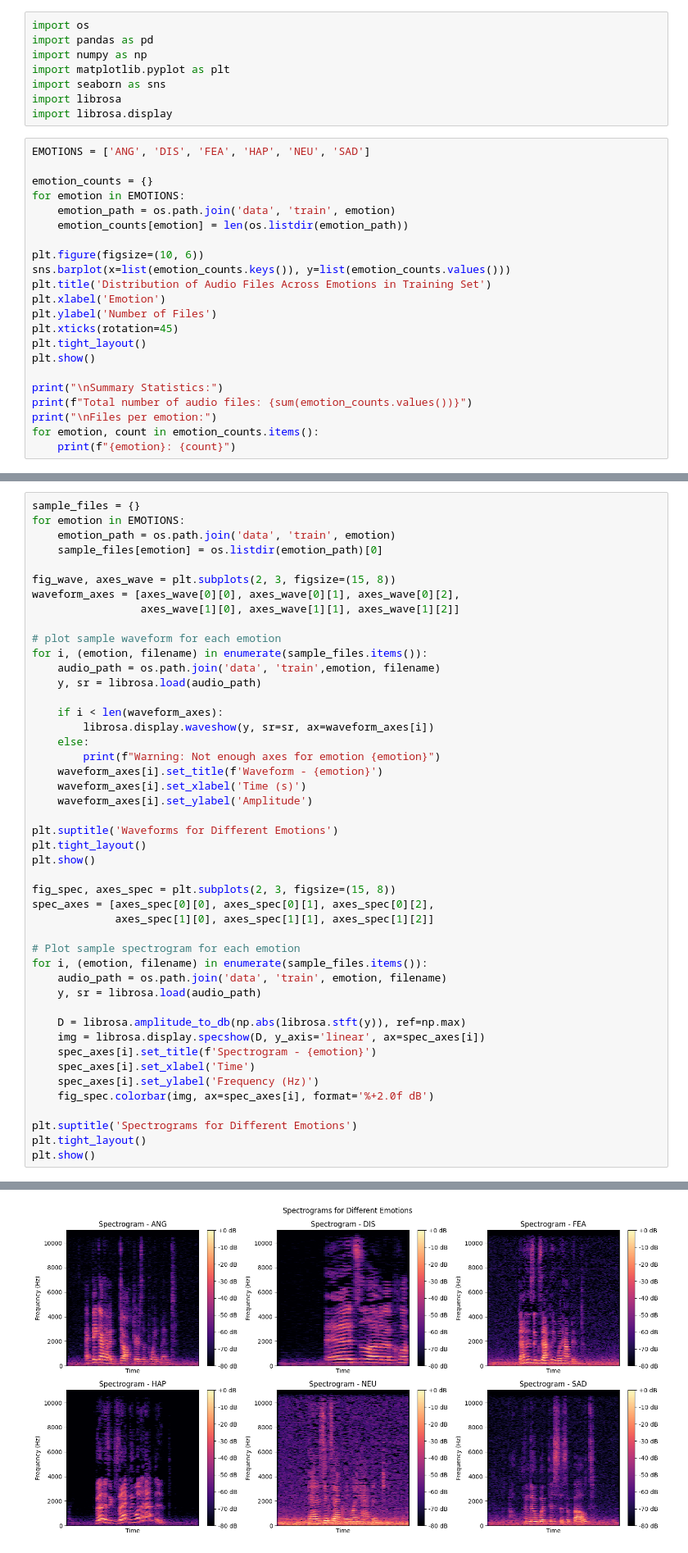
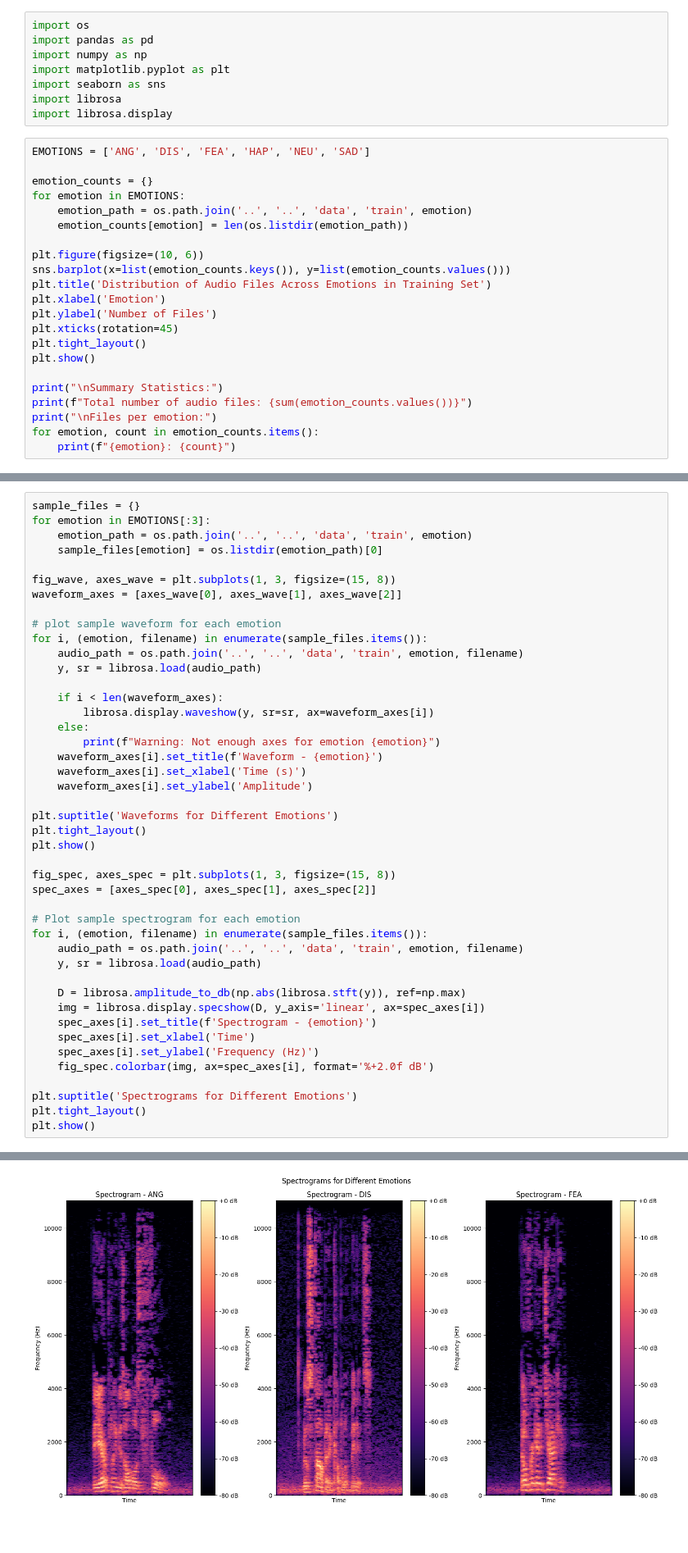
Before and after one commit to reybahl/Speech-Emotion-Detection, a Jupyter notebook: full/src/notebooks/eda.ipynb, the cells around one changed output, grey strips where cells are left out. Shown at 82% size. Saved outputs shown, nothing was run; the diff lists cells and outputs as text; blank space fills up the shorter version.

```diff
--- a/full/src/notebooks/eda.ipynb
+++ b/full/src/notebooks/eda.ipynb
@@ -11,7 +11,7 @@ EMOTIONS = ['ANG', 'DIS', 'FEA', 'HAP', 'NEU', 'SAD']
 
 emotion_counts = {}
 for emotion in EMOTIONS:
-    emotion_path = os.path.join('data', 'train', emotion)
+    emotion_path = os.path.join('..', '..', 'data', 'train', emotion)
     emotion_counts[emotion] = len(os.listdir(emotion_path))
 
 plt.figure(figsize=(10, 6))
@@ -43,16 +43,15 @@ SAD: 1021
 # %%
 sample_files = {}
-for emotion in EMOTIONS:
-    emotion_path = os.path.join('data', 'train', emotion)
+for emotion in EMOTIONS[:3]:
+    emotion_path = os.path.join('..', '..', 'data', 'train', emotion)
     sample_files[emotion] = os.listdir(emotion_path)[0]
 
-fig_wave, axes_wave = plt.subplots(2, 3, figsize=(15, 8))
-waveform_axes = [axes_wave[0][0], axes_wave[0][1], axes_wave[0][2],
-                 axes_wave[1][0], axes_wave[1][1], axes_wave[1][2]]
+fig_wave, axes_wave = plt.subplots(1, 3, figsize=(15, 8))
+waveform_axes = [axes_wave[0], axes_wave[1], axes_wave[2]]
 
 # plot sample waveform for each emotion
 for i, (emotion, filename) in enumerate(sample_files.items()):
-    audio_path = os.path.join('data', 'train',emotion, filename)
+    audio_path = os.path.join('..', '..', 'data', 'train', emotion, filename)
     y, sr = librosa.load(audio_path)
 
     if i < len(waveform_axes):
@@ -67,13 +66,12 @@ plt.suptitle('Waveforms for Different Emotions')
 plt.tight_layout()
 plt.show()
 
-fig_spec, axes_spec = plt.subplots(2, 3, figsize=(15, 8))
-spec_axes = [axes_spec[0][0], axes_spec[0][1], axes_spec[0][2],
-             axes_spec[1][0], axes_spec[1][1], axes_spec[1][2]]
+fig_spec, axes_spec = plt.subplots(1, 3, figsize=(15, 8))
+spec_axes = [axes_spec[0], axes_spec[1], axes_spec[2]]
 
 # Plot sample spectrogram for each emotion
 for i, (emotion, filename) in enumerate(sample_files.items()):
-    audio_path = os.path.join('data', 'train', emotion, filename)
+    audio_path = os.path.join('..', '..', 'data', 'train', emotion, filename)
     y, sr = librosa.load(audio_path)
 
     D = librosa.amplitude_to_db(np.abs(librosa.stft(y)), ref=np.max)
@@ -91,4 +89,4 @@ plt.show()
-[figure, old version]
+[figure, new version]
 # %%
 from IPython.display import Audio
 
```
Also changed, not shown: parts of 4 cells of this notebook.
